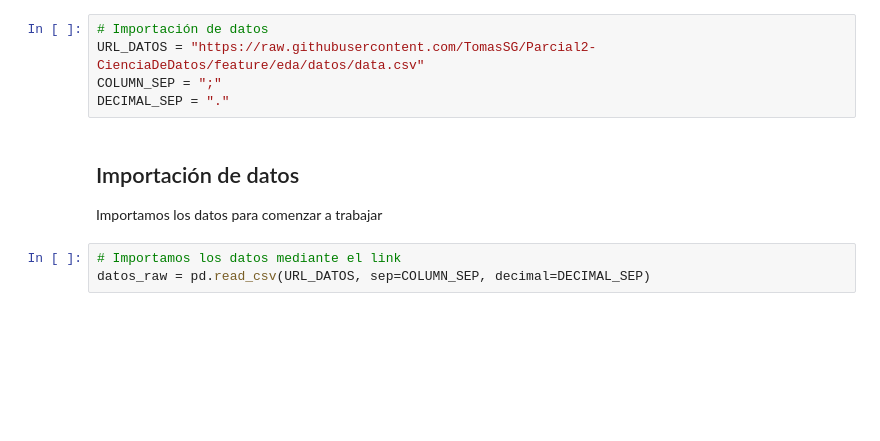
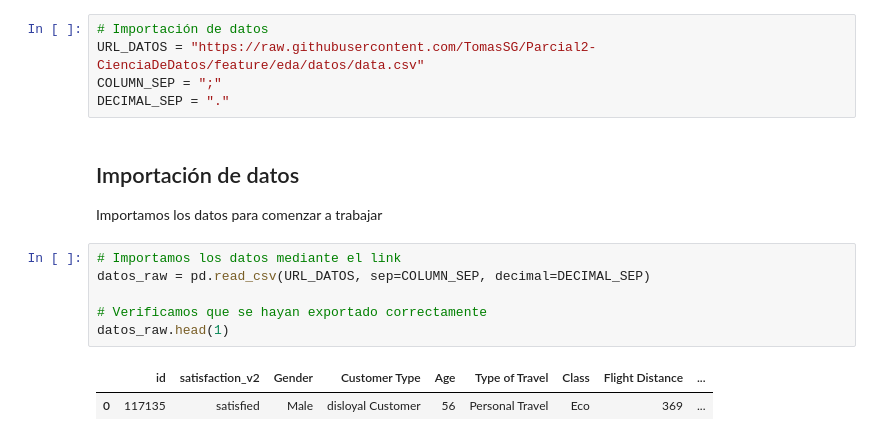
Before and after one commit to TomasSG/Parcial2-CienciaDeDatos, a Jupyter notebook: notebook/Parcial2.ipynb, the cells around one changed output. Drawn from its saved outputs; the diff is of its cells as text; blank space fills up the shorter version.

```diff
--- a/notebook/Parcial2.ipynb
+++ b/notebook/Parcial2.ipynb
@@ -96,3 +96,9 @@ Importamos los datos para comenzar a trabajar
 # %%
 # Importamos los datos mediante el link
 datos_raw = pd.read_csv(URL_DATOS, sep=COLUMN_SEP, decimal=DECIMAL_SEP)
+
+# Verificamos que se hayan exportado correctamente
+datos_raw.head(1)
+# %% [output]
+|  | id | satisfaction_v2 | Gender | Customer Type | Age | Type of Travel | Class | Flight Distance | ... |
+| 0 | 117135 | satisfied | Male | disloyal Customer | 56 | Personal Travel | Eco | 369 | ... |
```
Also changed, not shown: parts of 2 cells of this notebook.
